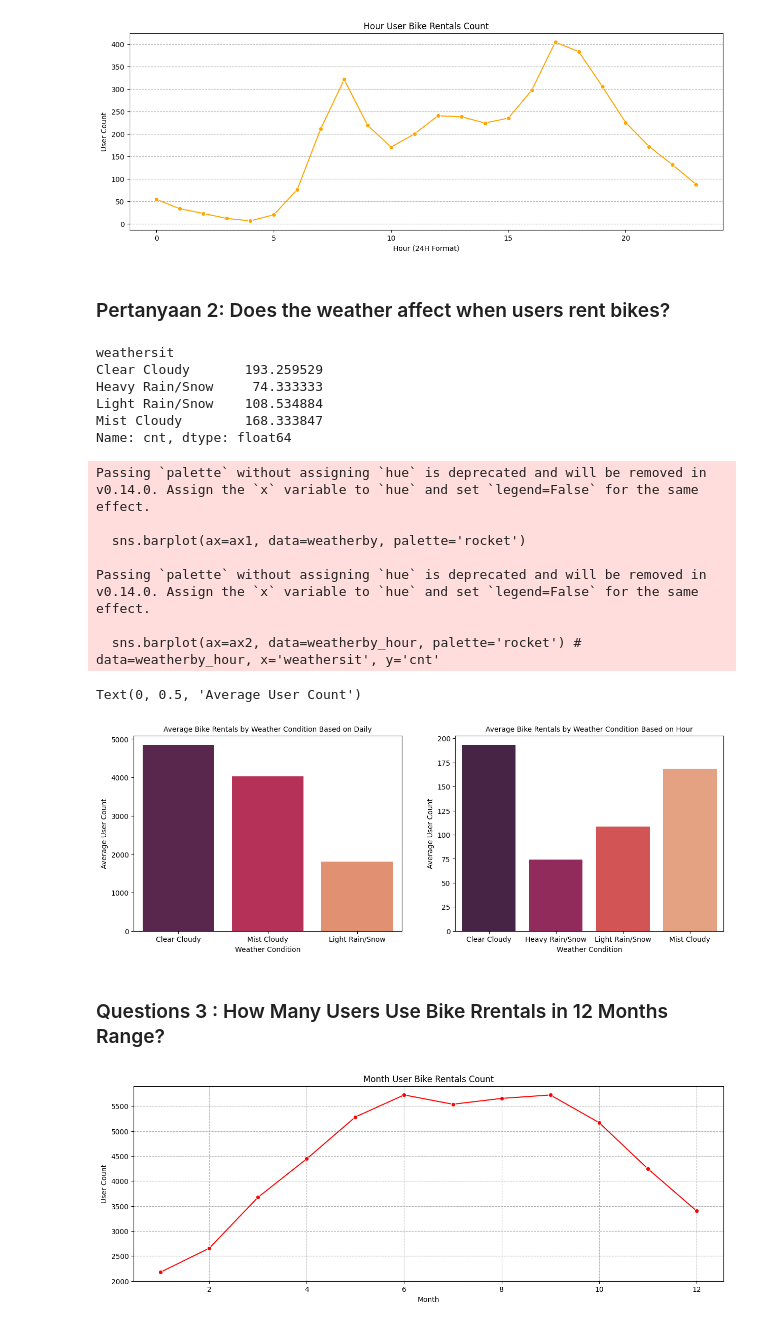
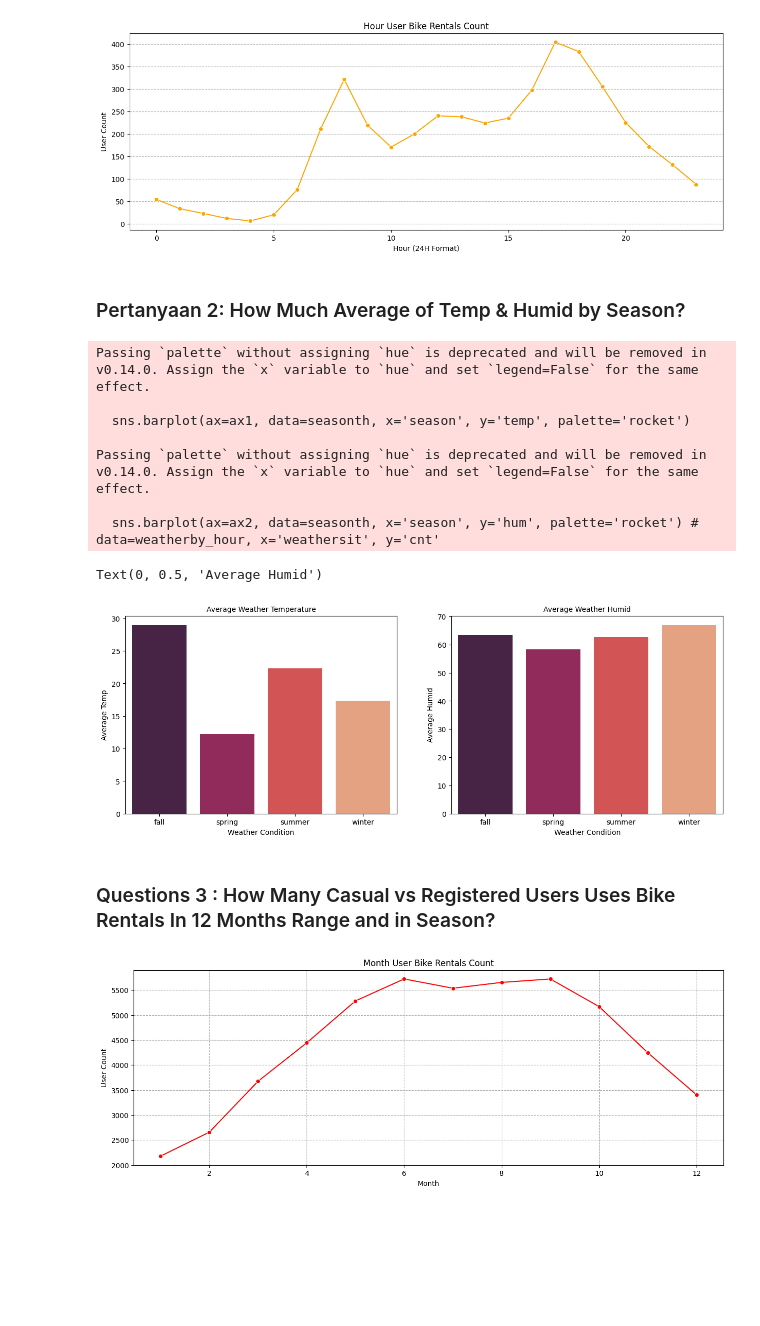
Before and after one commit to dmareee/EDA_Practice, a Jupyter notebook: notebook.ipynb, the cells around one changed output. Drawn from its saved outputs; the diff is of its cells as text; code cells hidden in the pictures; blank space fills up the shorter version.

```diff
--- a/notebook.ipynb
+++ b/notebook.ipynb
@@ -628,0 +610,5 @@ Name: cnt, dtype: float64
+# %%
+seasonth = rent_daily.groupby(by='season').agg({
+    'temp' : 'mean',
+    'hum' : 'mean'}).reset_index()
+seasonth
@@ -791,44 +790,34 @@ plt.ylabel('User Count')
 plt.show()
 # %% [output]
 [figure]
-# %% [markdown]
-### Pertanyaan 2: Does the weather affect when users rent bikes?
-# %%
-weatherby_hour = rent_hourly.groupby(by='weathersit').cnt.mean()
-weatherby_hour
-# %% [output]
-weathersit
-Clear Cloudy       193.259529
-Heavy Rain/Snow     74.333333
-Light Rain/Snow    108.534884
-Mist Cloudy        168.333847
-Name: cnt, dtype: float64
+# %% [markdown]
+### Pertanyaan 2: How Much Average of Temp & Humid by Season?
 # %%
 fig, (ax1, ax2) = plt.subplots(1, 2, figsize=(15,5))
 
 # Based on daily
-sns.barplot(ax=ax1, data=weatherby, palette='rocket')
-ax1.set_title('Average Bike Rentals by Weather Condition Based on Daily', fontsize=10)
+sns.barplot(ax=ax1, data=seasonth, x='season', y='temp', palette='rocket')
+ax1.set_title('Average Weather Temperature', fontsize=10)
 ax1.set_xlabel('Weather Condition')
-ax1.set_ylabel('Average User Count')
+ax1.set_ylabel('Average Temp')
 
 # Based On Hour
-sns.barplot(ax=ax2, data=weatherby_hour, palette='rocket') # data=weatherby_hour, x='weathersit', y='cnt'
-ax2.set_title('Average Bike Rentals by Weather Condition Based on Hour', fontsize=10)
+sns.barplot(ax=ax2, data=seasonth, x='season', y='hum', palette='rocket') # data=weatherby_hour, x='weathersit', y='cnt'
+ax2.set_title('Average Weather Humid', fontsize=10)
 ax2.set_xlabel('Weather Condition')
-ax2.set_ylabel('Average User Count')
+ax2.set_ylabel('Average Humid')
 # %% [output]
 Passing `palette` without assigning `hue` is deprecated and will be removed in v0.14.0. Assign the `x` variable to `hue` and set `legend=False` for the same effect.
 
-  sns.barplot(ax=ax1, data=weatherby, palette='rocket')
+  sns.barplot(ax=ax1, data=seasonth, x='season', y='temp', palette='rocket')
 
 Passing `palette` without assigning `hue` is deprecated and will be removed in v0.14.0. Assign the `x` variable to `hue` and set `legend=False` for the same effect.
 
-  sns.barplot(ax=ax2, data=weatherby_hour, palette='rocket') # data=weatherby_hour, x='weathersit', y='cnt'
+  sns.barplot(ax=ax2, data=seasonth, x='season', y='hum', palette='rocket') # data=weatherby_hour, x='weathersit', y='cnt'
-Text(0, 0.5, 'Average User Count')
+Text(0, 0.5, 'Average Humid')
-[figure, old version]
+[figure, new version]
 # %% [markdown]
-### Questions 3 : How Many Users Use Bike Rrentals in 12 Months Range?
+### Questions 3 : How Many Casual vs Registered Users Uses Bike Rentals In 12 Months Range and in Season?
 # %%
 plt.figure(figsize=(15, 5))
 sns.lineplot(monthly_count_user, x='mnth', y='cnt', color='red',  marker='o')
```
Also changed, not shown: parts of 9 cells of this notebook, 1 other file.
